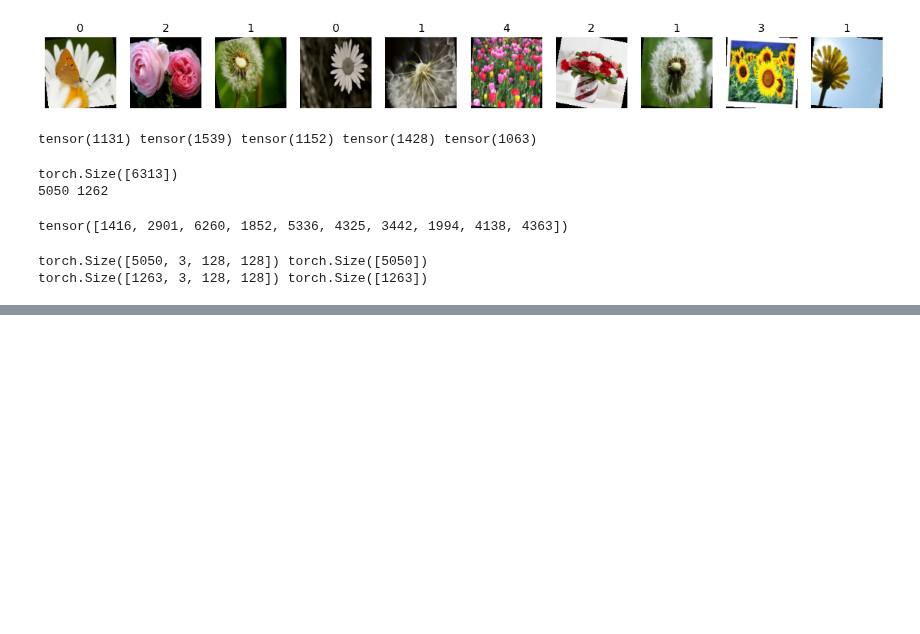
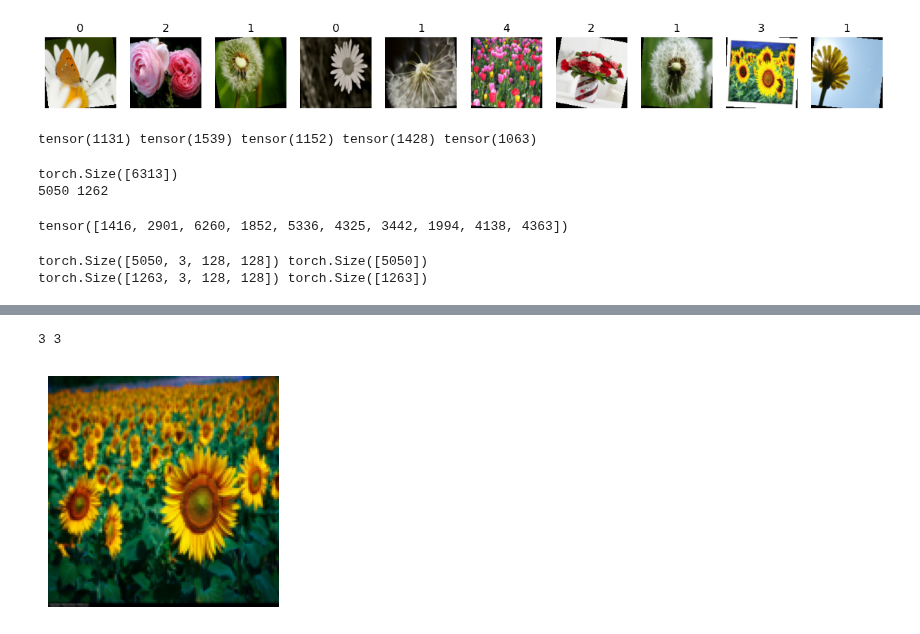
Before and after one commit to sifter0926/aiwork, a Jupyter notebook: ch08/flower_cnn.ipynb, the cells around one changed output, grey strips where cells are left out. Drawn from its saved outputs; the diff is of its cells as text; code cells hidden in the pictures; blank space fills up the shorter version.

Commit message:
flow cnn, flow test cnn종료

```diff
--- a/ch08/flower_cnn.ipynb
+++ b/ch08/flower_cnn.ipynb
@@ -361,0 +451,14 @@ class CNN(nn.Module):
+# %%
+predict=model2(x_test[1].to(device)).argmax(dim=1)
+print(predict.item(), y_test[1].item())
+# %% [output]
+3 3
+# %%
+plt.figure(figsize=(3, 3))
+# permute로 이미지의 shape를 다음과 같이 변경합니다
+# (height, width, channel)
+plt.imshow(x_test[1].permute(1, 2, 0))
+plt.axis('off')
+plt.show()
+# %% [output]
+[figure, added]
```
Also changed, not shown: parts of 7 cells of this notebook, 1 other file.
